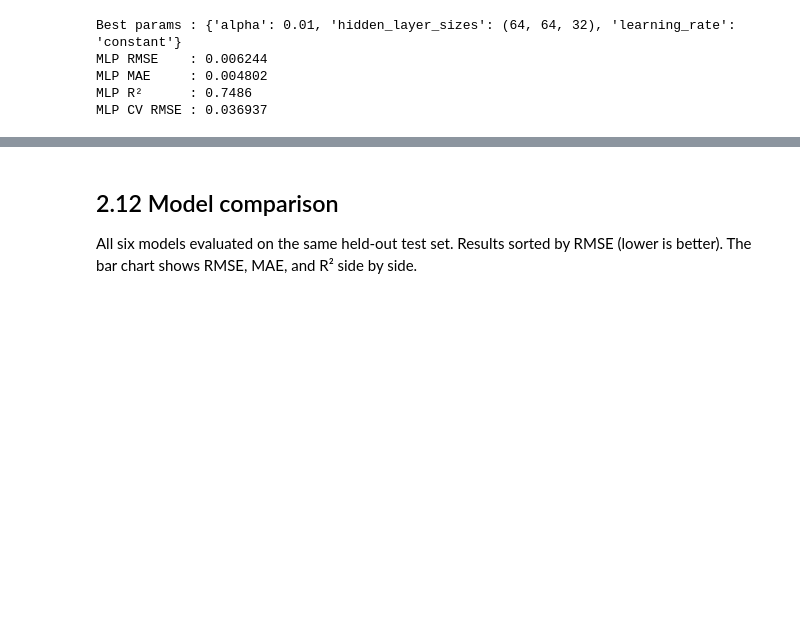
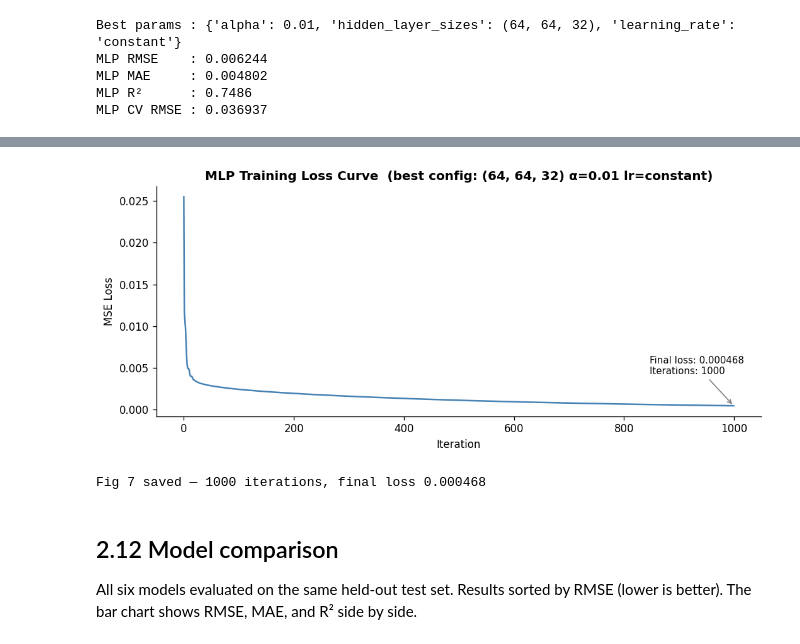
Before and after one commit to rahullath/big-data, a Jupyter notebook: section2_model_build.ipynb, the cells around one changed output, grey strips where cells are left out. Cells and saved outputs as stored; diff of their text form; code cells hidden in the pictures; blank space fills up the shorter version.

```diff
--- a/section2_model_build.ipynb
+++ b/section2_model_build.ipynb
@@ -501,3 +505,33 @@ MLP CV RMSE : 0.036937
+# %%
+# --- Fig 7 (plan): ANN training loss curve ---
+loss_curve = mlp_best.loss_curve_
+
+fig, ax = plt.subplots(figsize=(9, 4))
+ax.plot(loss_curve, color='steelblue', lw=1.5)
+ax.set_xlabel('Iteration')
+ax.set_ylabel('MSE Loss')
+ax.set_title(
+    f'MLP Training Loss Curve  '
+    f'(best config: {mlp_gs.best_params_["hidden_layer_sizes"]} '
+    f'α={mlp_gs.best_params_["alpha"]} '
+    f'lr={mlp_gs.best_params_["learning_rate"]})',
+    fontweight='bold'
+)
+ax.annotate(
+    f'Final loss: {loss_curve[-1]:.6f}\n'
+    f'Iterations: {len(loss_curve)}',
+    xy=(len(loss_curve)-1, loss_curve[-1]),
+    xytext=(-80, 30), textcoords='offset points',
+    arrowprops=dict(arrowstyle='->', color='grey'),
+    fontsize=9
+)
+plt.tight_layout()
+plt.savefig('plots/fig_07_ann_loss_curve.png', bbox_inches='tight')
+plt.show()
+print(f'Fig 7 saved — {len(loss_curve)} iterations, final loss {loss_curve[-1]:.6f}')
+# %% [output]
+[figure, added]
+Fig 7 saved — 1000 iterations, final loss 0.000468
 # %% [markdown]
 ## 2.12 Model comparison
 
```
Also changed, not shown: parts of 3 cells of this notebook, 3 other files.
